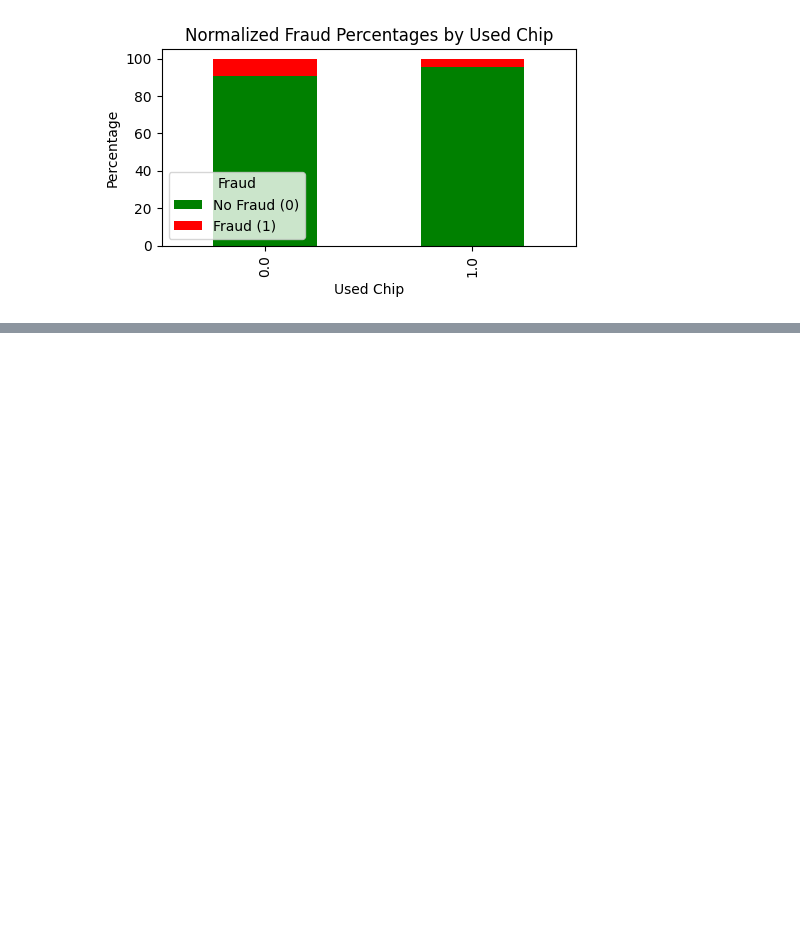
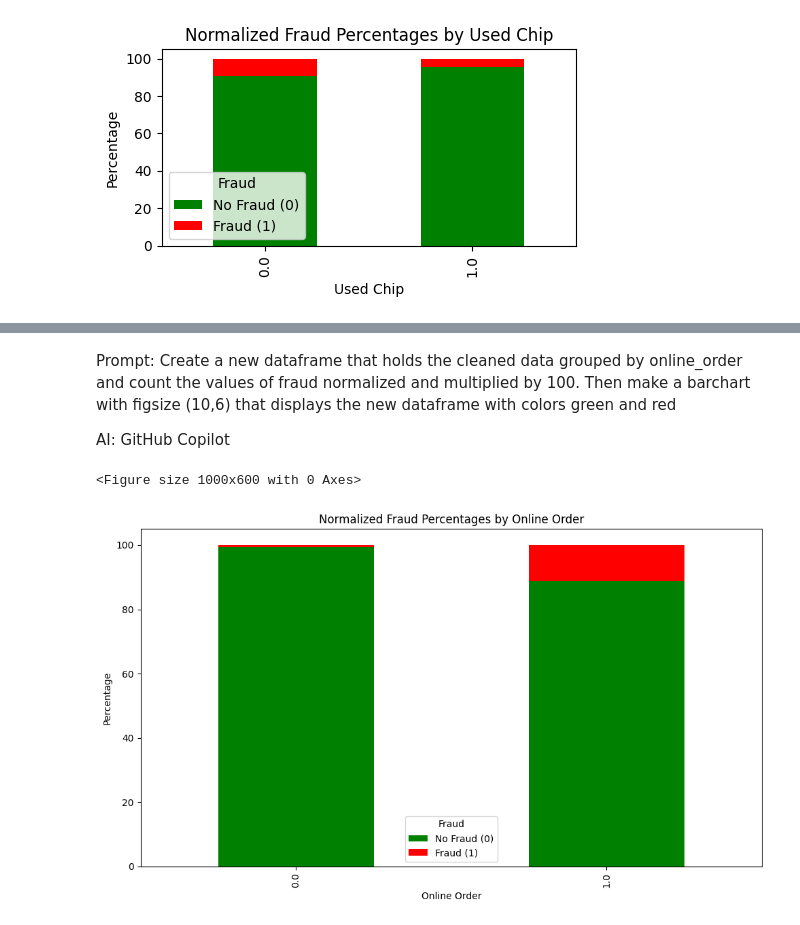
Before and after one commit to scottie-housholder/MAT311-AI-Assignment, a Jupyter notebook: AI_fraud_detection.ipynb, the cells around one changed output, grey strips where cells are left out. Cells and saved outputs as stored; diff of their text form; code cells hidden in the pictures; blank space fills up the shorter version.

```diff
--- a/AI_fraud_detection.ipynb
+++ b/AI_fraud_detection.ipynb
@@ -339,0 +363,40 @@ plt.show()
+# %% [markdown]
+Prompt: Create a new dataframe that holds the cleaned data grouped by online_order and count the values of fraud normalized and multiplied by 100. Then make a barchart with figsize (10,6) that displays the new dataframe with colors green and red
+
+AI: GitHub Copilot
+# %%
+# Group the cleaned data by 'online_order', calculate the normalized counts of fraud values, and multiply by 100
+fraud_online_order_percentage = (
+    cleaned_data.groupby('online_order')['fraud']
+    .value_counts(normalize=True)
+    .mul(100)
+    .unstack(fill_value=0)
+    .reset_index()
+)
+
+# Set the figure size
+plt.figure(figsize=(10, 6))
+
+# Plot the normalized fraud percentages as a bar chart with green and red colors
+fraud_online_order_percentage.plot(
+    x='online_order',
+    kind='bar',
+    stacked=True,
+    color=['green', 'red'],
+    figsize=(10, 6)
+)
+
+# Add labels and title
+plt.title('Normalized Fraud Percentages by Online Order')
+plt.xlabel('Online Order')
+plt.ylabel('Percentage')
+
+# Add a legend
+plt.legend(title='Fraud', labels=['No Fraud (0)', 'Fraud (1)'])
+
+# Show the plot
+plt.tight_layout()
+plt.show()
+# %% [output]
+<Figure size 1000x600 with 0 Axes>
+[figure, added]
```
Also changed, not shown: parts of 2 cells of this notebook.
